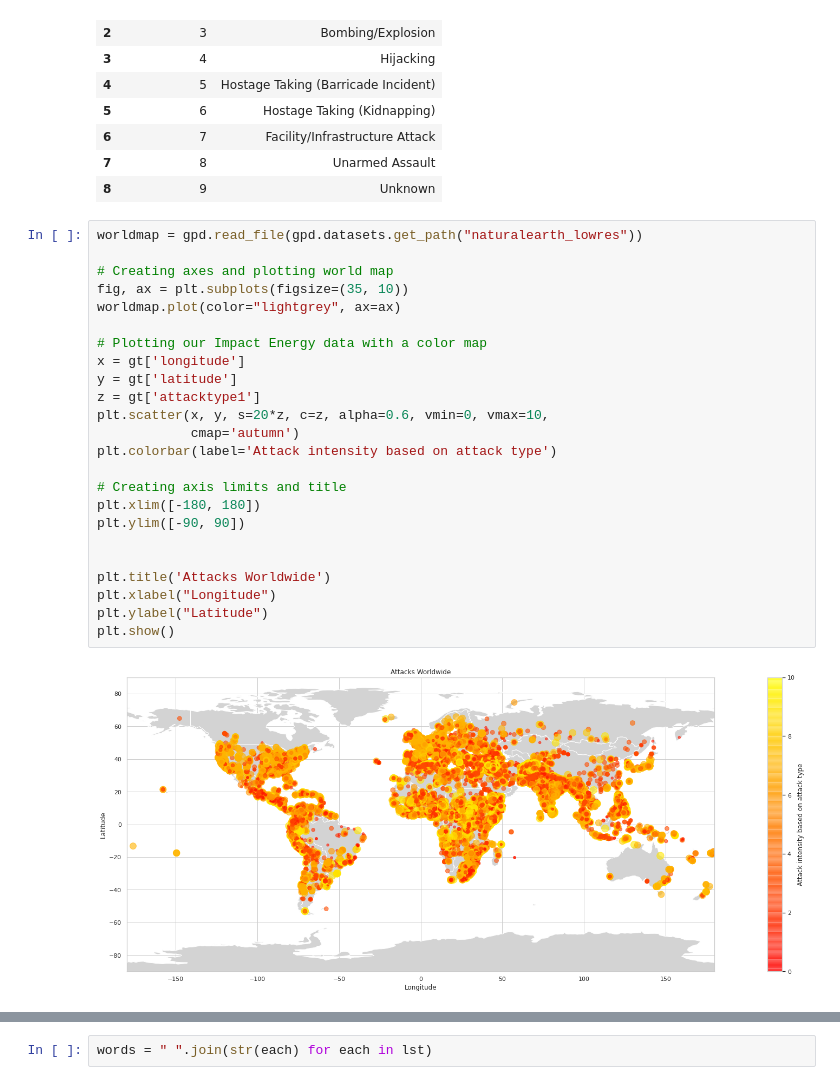
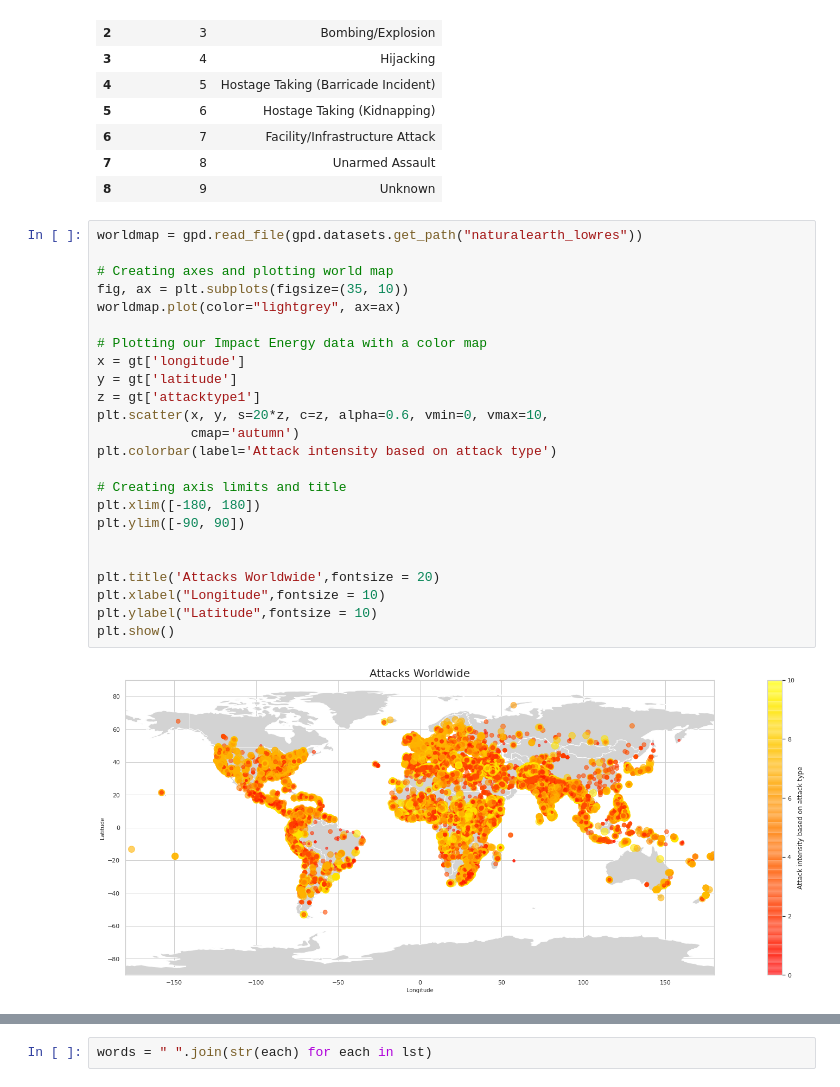
Before and after one commit to ajinkyajumde/Global-Terrorism-Analysis, a Jupyter notebook: Untitled1_ipyn.ipynb, the cells around one changed output, grey strips where cells are left out. Saved outputs shown, nothing was run; the diff lists cells and outputs as text.

```diff
--- a/Untitled1_ipyn.ipynb
+++ b/Untitled1_ipyn.ipynb
@@ -293,29 +320,29 @@ n.drop('count',axis=1)
 # %%
 worldmap = gpd.read_file(gpd.datasets.get_path("naturalearth_lowres"))
 
 # Creating axes and plotting world map
 fig, ax = plt.subplots(figsize=(35, 10))
 worldmap.plot(color="lightgrey", ax=ax)
 
 # Plotting our Impact Energy data with a color map
 x = gt['longitude']
 y = gt['latitude']
 z = gt['attacktype1']
 plt.scatter(x, y, s=20*z, c=z, alpha=0.6, vmin=0, vmax=10,
             cmap='autumn')
 plt.colorbar(label='Attack intensity based on attack type')
 
 # Creating axis limits and title
 plt.xlim([-180, 180])
 plt.ylim([-90, 90])
 
 
-plt.title('Attacks Worldwide')
-plt.xlabel("Longitude")
-plt.ylabel("Latitude")
+plt.title('Attacks Worldwide',fontsize = 20)
+plt.xlabel("Longitude",fontsize = 10)
+plt.ylabel("Latitude",fontsize = 10)
 plt.show()
 # %% [output]
-[figure, old version]
+[figure, new version]
 # %%
 lst=list(gt['attacktype1_txt'])
 lst=set(lst)
```
Also changed, not shown: parts of 20 cells of this notebook.
